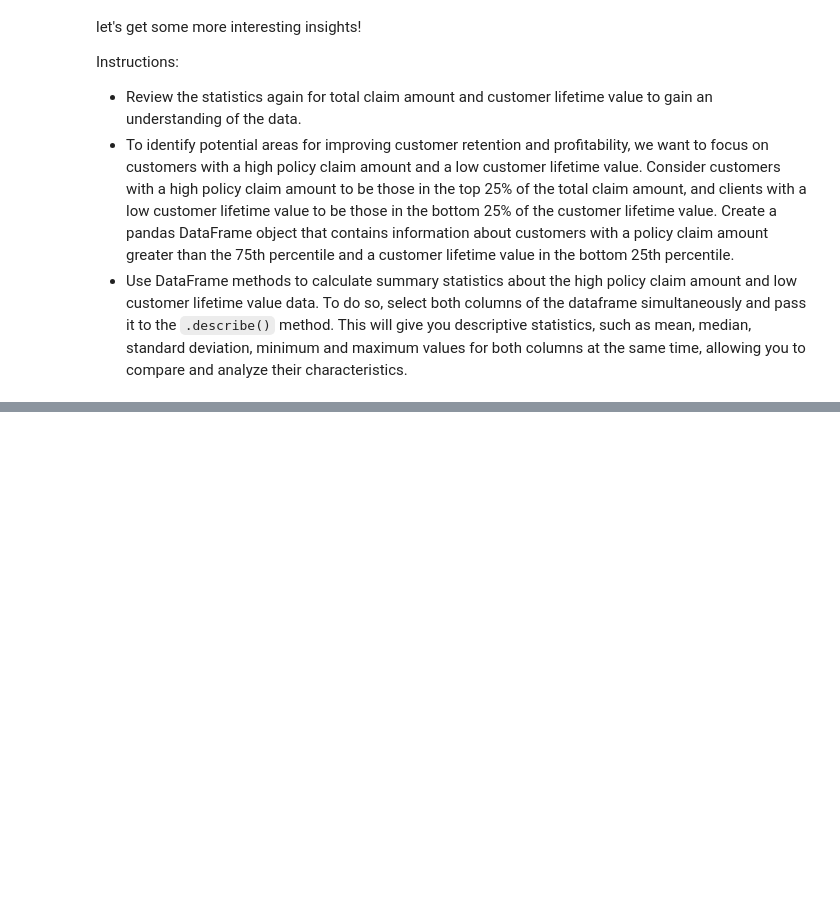
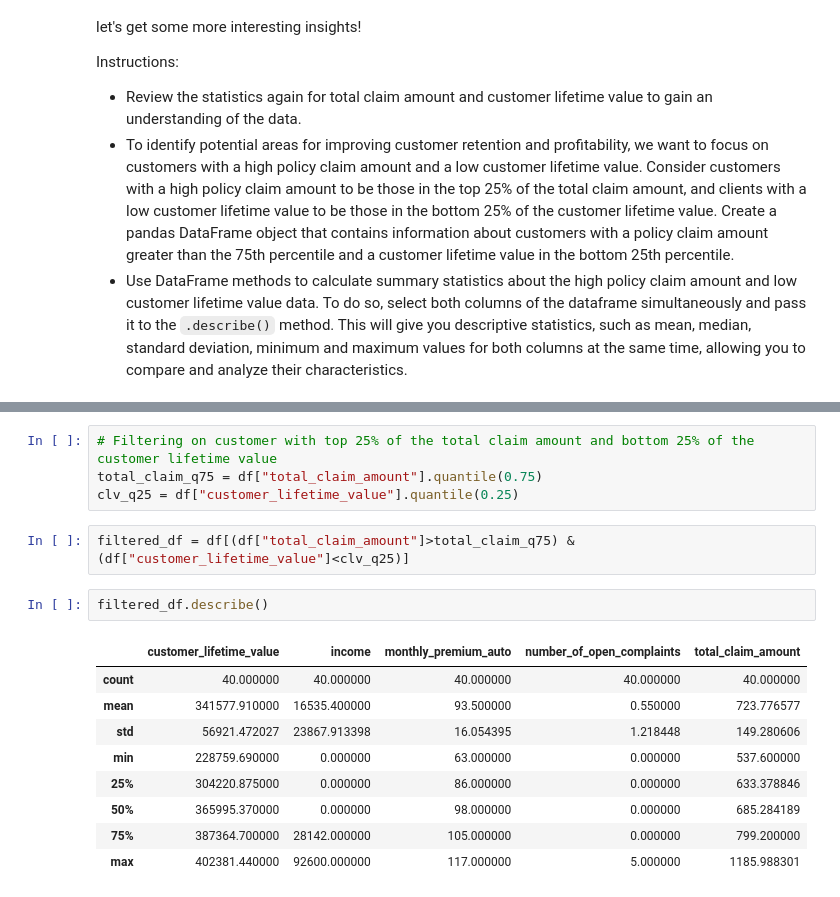
Before and after one commit to amatulghina/lab-dw-data-cleaning-and-formatting, a Jupyter notebook: lab-dw-data-cleaning-and-formatting.ipynb, the cells around one changed output, grey strips where cells are left out. Drawn from its saved outputs; the diff is of its cells as text; blank space fills up the shorter version.

```diff
--- a/lab-dw-data-cleaning-and-formatting.ipynb
+++ b/lab-dw-data-cleaning-and-formatting.ipynb
@@ -312,0 +389,18 @@ Instructions:
+# %%
+# Filtering on customer with top 25% of the total claim amount and bottom 25% of the customer lifetime value
+total_claim_q75 = df["total_claim_amount"].quantile(0.75)
+clv_q25 = df["customer_lifetime_value"].quantile(0.25)
+# %%
+filtered_df = df[(df["total_claim_amount"]>total_claim_q75) & (df["customer_lifetime_value"]<clv_q25)]
+# %%
+filtered_df.describe()
+# %% [output]
+|  | customer_lifetime_value | income | monthly_premium_auto | number_of_open_complaints | total_claim_amount |
+| count | 40.000000 | 40.000000 | 40.000000 | 40.000000 | 40.000000 |
+| mean | 341577.910000 | 16535.400000 | 93.500000 | 0.550000 | 723.776577 |
+| std | 56921.472027 | 23867.913398 | 16.054395 | 1.218448 | 149.280606 |
+| min | 228759.690000 | 0.000000 | 63.000000 | 0.000000 | 537.600000 |
+| 25% | 304220.875000 | 0.000000 | 86.000000 | 0.000000 | 633.378846 |
+| 50% | 365995.370000 | 0.000000 | 98.000000 | 0.000000 | 685.284189 |
+| 75% | 387364.700000 | 28142.000000 | 105.000000 | 0.000000 | 799.200000 |
+| max | 402381.440000 | 92600.000000 | 117.000000 | 5.000000 | 1185.988301 |
```
Also changed, not shown: parts of 12 cells of this notebook.
